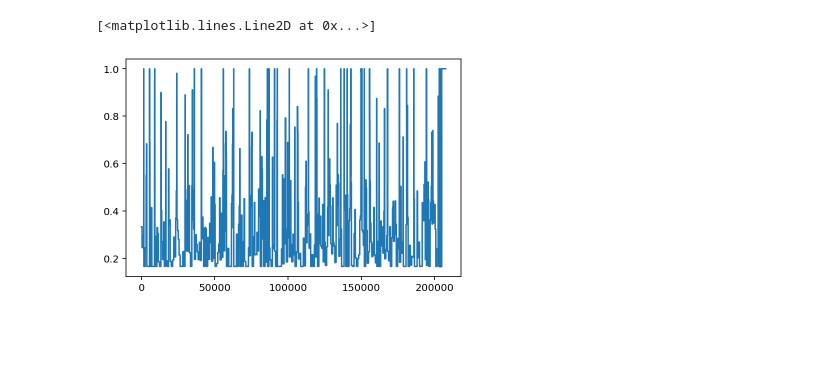
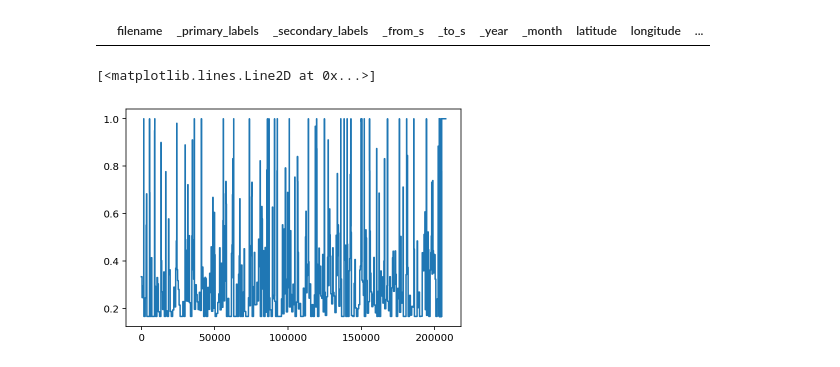
Before and after one commit to myurasov/Kaggle-BirdCLEF-2021, a Jupyter notebook: sandbox/Untitled8.ipynb, the cells around one changed output. Cells and saved outputs as stored; diff of their text form; code cells hidden in the pictures; blank space fills up the shorter version.

```diff
--- a/sandbox/Untitled8.ipynb
+++ b/sandbox/Untitled8.ipynb
@@ -3,7 +3,11 @@ import matplotlib.pyplot as plt
 import numpy as np
 import pandas as pd
 # %%
-df = pd.read_pickle("/app/_work/dataset.pickle")
+df = pd.read_pickle("/app/_work/dataset-B.pickle")
+# %%
+df[df['_primary_labels'] == 'rocpig1']
+# %% [output]
+|  | filename | _primary_labels | _secondary_labels | _from_s | _to_s | _year | _month | latitude | longitude | ... |
 # %%
 f = 1 / np.array(
     list(
```
Also changed, not shown: 1 other file.
